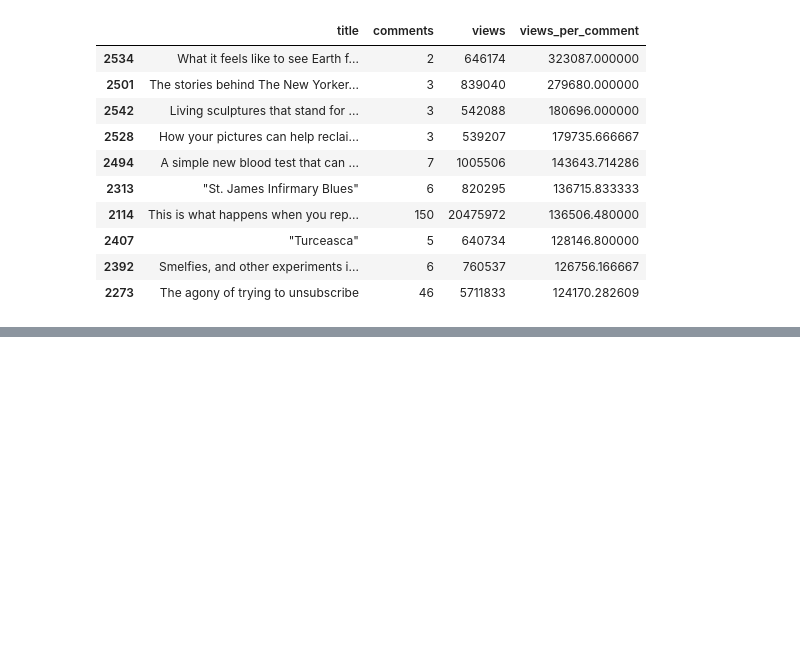
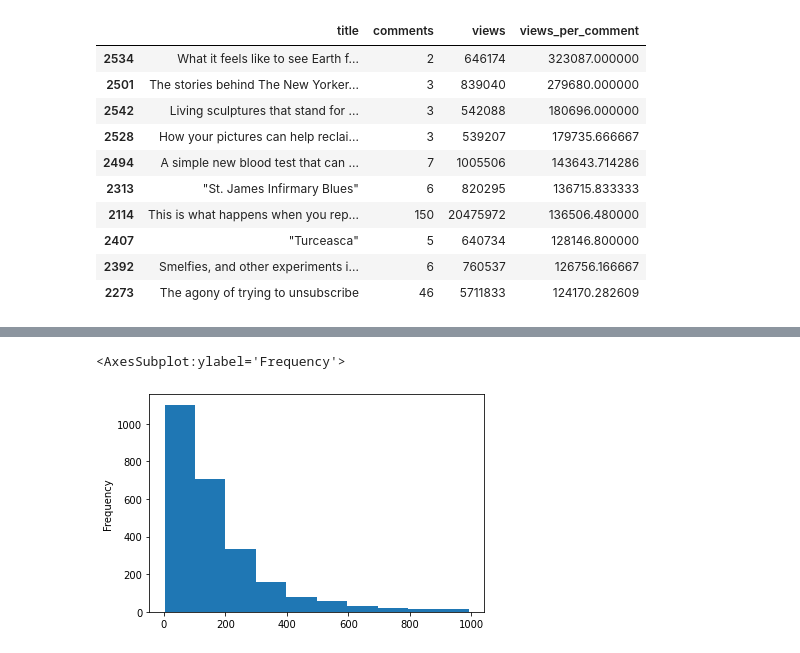
Before and after one commit to benkaan001/pandas_and_beyond, a Jupyter notebook: analyze_data/05_ted_talks.ipynb, the cells around one changed output, grey strips where cells are left out. Cells and saved outputs as stored; diff of their text form; code cells hidden in the pictures; blank space fills up the shorter version.

```diff
--- a/analyze_data/05_ted_talks.ipynb
+++ b/analyze_data/05_ted_talks.ipynb
@@ -168,0 +200,6 @@ df.sort_values('views_per_comment', ascending=False)\
+# %%
+# alternative filtering method using loc accessor
+df.loc[df.comments < 1000, 'comments'].plot(kind='hist')
+# %% [output]
+<AxesSubplot:ylabel='Frequency'>
+[figure, added]
```
Also changed, not shown: parts of 14 cells of this notebook.
